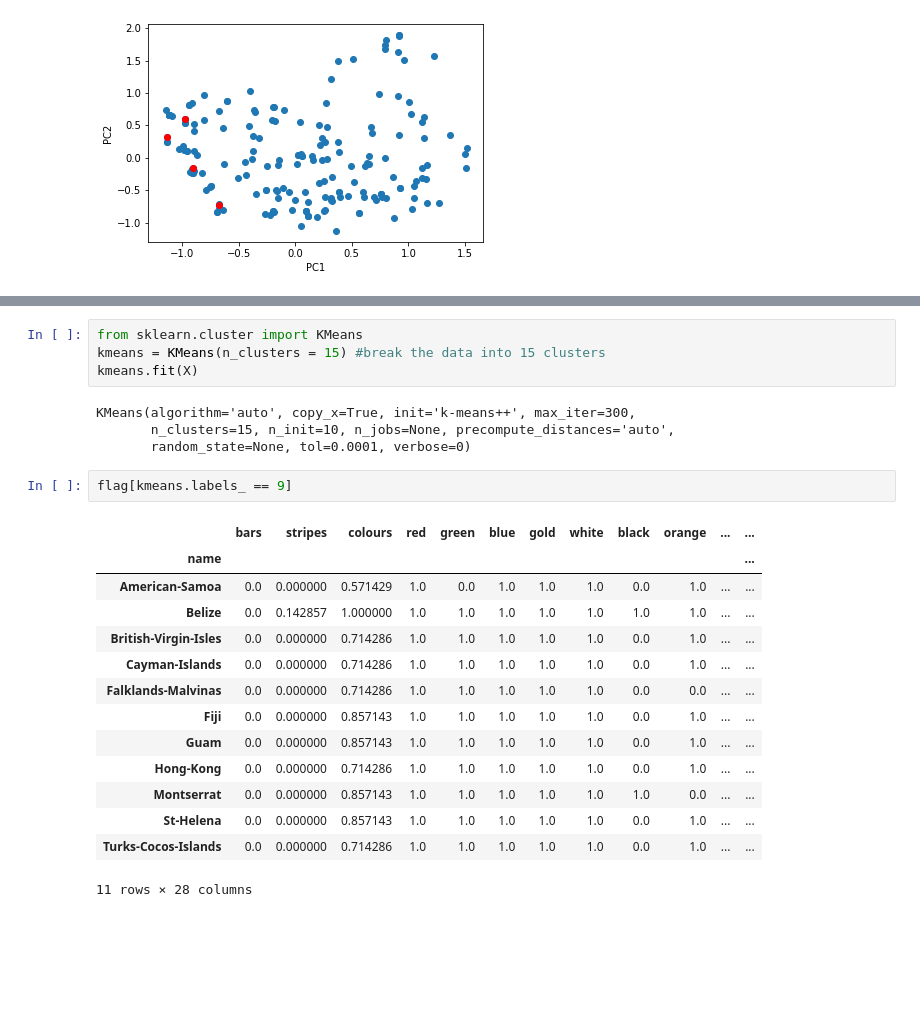
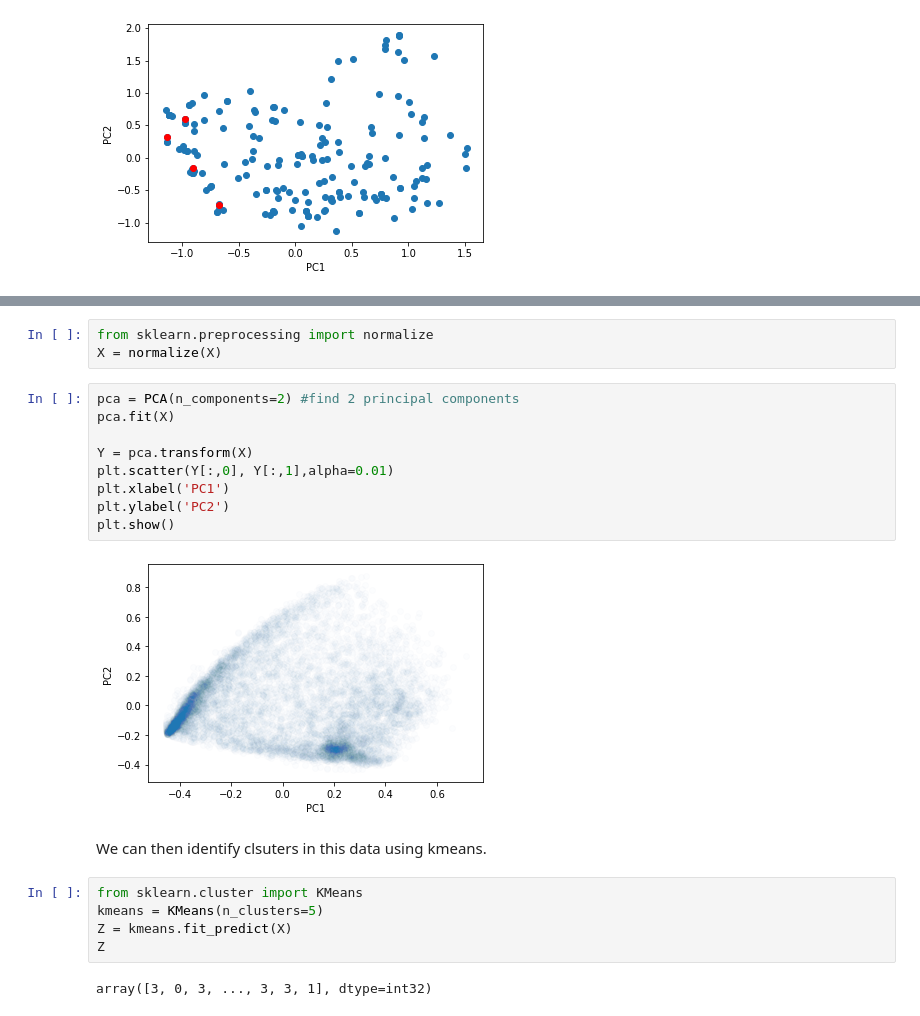
Before and after one commit to sjyk/cmsc21800, a Jupyter notebook: Clustering and Dimensionality Reduction.ipynb, the cells around one changed output, grey strips where cells are left out. Cells and saved outputs as stored; diff of their text form; blank space fills up the shorter version.

```diff
--- a/Clustering and Dimensionality Reduction.ipynb
+++ b/Clustering and Dimensionality Reduction.ipynb
@@ -254,25 +322,23 @@ Again, the mathematical details are better left for a machine learning class but
+# %%
+from sklearn.preprocessing import normalize
+X = normalize(X)
+# %%
+pca = PCA(n_components=2) #find 2 principal components
+pca.fit(X)
+
+Y = pca.transform(X)
+plt.scatter(Y[:,0], Y[:,1],alpha=0.01)
+plt.xlabel('PC1')
+plt.ylabel('PC2')
+plt.show()
+# %% [output]
+[figure, added]
+# %% [markdown]
+We can then identify clsuters in this data using kmeans.
 # %%
 from sklearn.cluster import KMeans
-kmeans = KMeans(n_clusters = 15) #break the data into 15 clusters
-kmeans.fit(X)
+kmeans = KMeans(n_clusters=5)
+Z = kmeans.fit_predict(X)
+Z
 # %% [output]
-KMeans(algorithm='auto', copy_x=True, init='k-means++', max_iter=300,
-       n_clusters=15, n_init=10, n_jobs=None, precompute_distances='auto',
-       random_state=None, tol=0.0001, verbose=0)
+array([3, 0, 3, ..., 3, 3, 1], dtype=int32)
-# %%
-flag[kmeans.labels_ == 9]
-# %% [output]
-|  | bars | stripes | colours | red | green | blue | gold | white | black | orange | ... | ... |
-| name |  |  |  |  |  |  |  |  |  |  |  | ... |
-| American-Samoa | 0.0 | 0.000000 | 0.571429 | 1.0 | 0.0 | 1.0 | 1.0 | 1.0 | 0.0 | 1.0 | ... | ... |
-| Belize | 0.0 | 0.142857 | 1.000000 | 1.0 | 1.0 | 1.0 | 1.0 | 1.0 | 1.0 | 1.0 | ... | ... |
-| British-Virgin-Isles | 0.0 | 0.000000 | 0.714286 | 1.0 | 1.0 | 1.0 | 1.0 | 1.0 | 0.0 | 1.0 | ... | ... |
-| Cayman-Islands | 0.0 | 0.000000 | 0.714286 | 1.0 | 1.0 | 1.0 | 1.0 | 1.0 | 0.0 | 1.0 | ... | ... |
-| Falklands-Malvinas | 0.0 | 0.000000 | 0.714286 | 1.0 | 1.0 | 1.0 | 1.0 | 1.0 | 0.0 | 0.0 | ... | ... |
-| Fiji | 0.0 | 0.000000 | 0.857143 | 1.0 | 1.0 | 1.0 | 1.0 | 1.0 | 0.0 | 1.0 | ... | ... |
-| Guam | 0.0 | 0.000000 | 0.857143 | 1.0 | 1.0 | 1.0 | 1.0 | 1.0 | 0.0 | 1.0 | ... | ... |
-| Hong-Kong | 0.0 | 0.000000 | 0.714286 | 1.0 | 1.0 | 1.0 | 1.0 | 1.0 | 0.0 | 1.0 | ... | ... |
-| Montserrat | 0.0 | 0.000000 | 0.857143 | 1.0 | 1.0 | 1.0 | 1.0 | 1.0 | 1.0 | 0.0 | ... | ... |
-| St-Helena | 0.0 | 0.000000 | 0.857143 | 1.0 | 1.0 | 1.0 | 1.0 | 1.0 | 0.0 | 1.0 | ... | ... |
-| Turks-Cocos-Islands | 0.0 | 0.000000 | 0.714286 | 1.0 | 1.0 | 1.0 | 1.0 | 1.0 | 0.0 | 1.0 | ... | ... |
-11 rows × 28 columns
```
Also changed, not shown: parts of 14 cells of this notebook, 3 other files.
